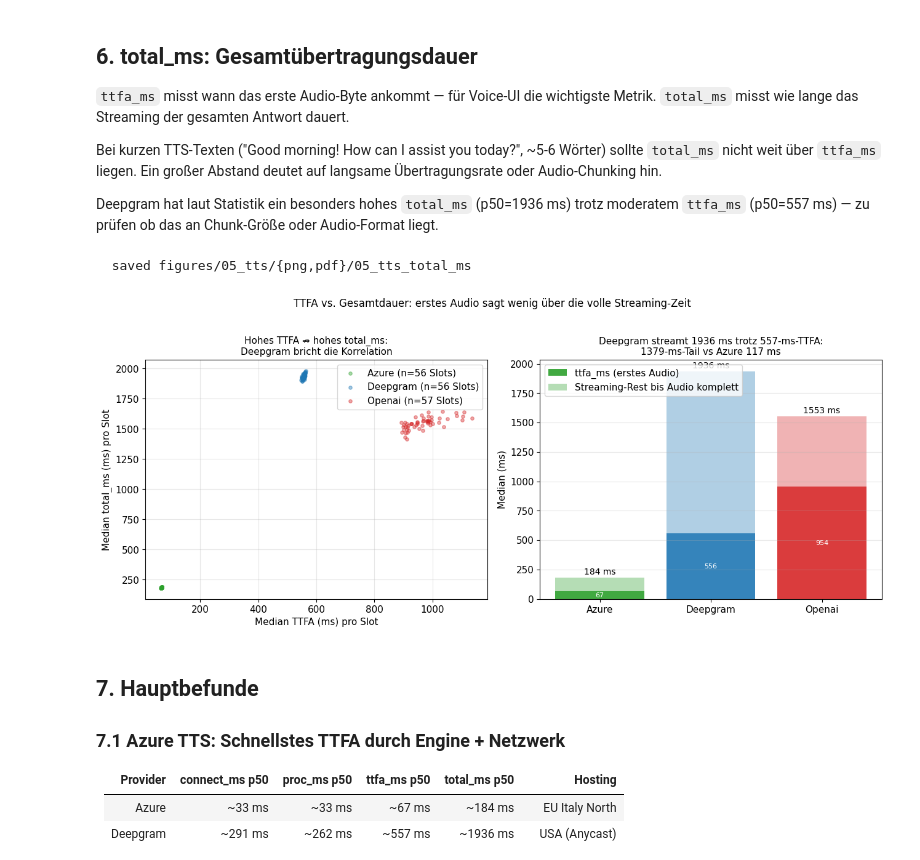
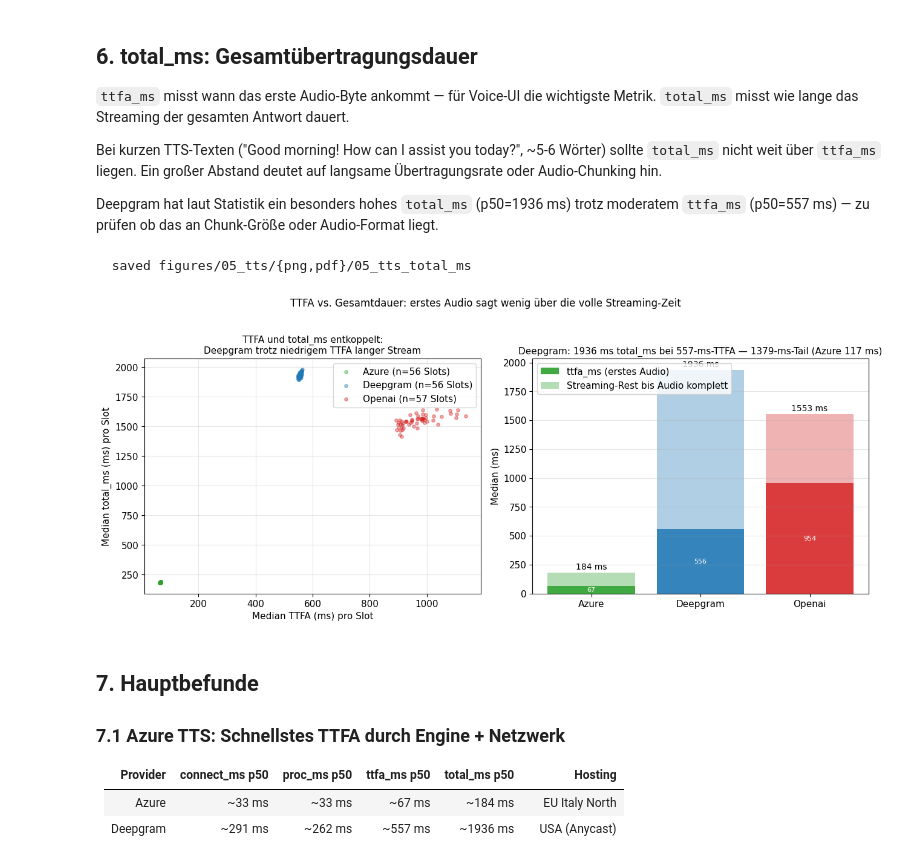
Before and after one commit to asphyxx24/bachelorThesis, a Jupyter notebook: analysis/05_layer3_tts.ipynb, the cells around one changed output. Drawn from its saved outputs; the diff is of its cells as text; code cells hidden in the pictures.

```diff
--- a/analysis/05_layer3_tts.ipynb
+++ b/analysis/05_layer3_tts.ipynb
@@ -206,36 +206,36 @@ for api in TTS_ORDER:
                alpha=0.4, s=15, label=f'{api.capitalize()} (n={len(sub)} Slots)')
 ax.set_xlabel('Median TTFA (ms) pro Slot')
 ax.set_ylabel('Median total_ms (ms) pro Slot')
-ax.set_title('Hohes TTFA ⇏ hohes total_ms:\nDeepgram bricht die Korrelation', fontsize=11)
+ax.set_title('TTFA und total_ms entkoppelt:\nDeepgram trotz niedrigem TTFA langer Stream', fontsize=11)
 ax.legend()
 ax.grid(True, alpha=0.3)
 
 # Balken: Median ttfa + Streaming-Overhead
 ax2 = axes[1]
 for i, api in enumerate(TTS_ORDER):
     sub = tts[tts['api'] == api]
     ttfa = sub['ttfa_ms'].median()
     stream = sub['total_ms'].median() - ttfa
     ax2.bar(api.capitalize(), ttfa, color=COLORS[api], alpha=0.9,
             label='ttfa_ms (erstes Audio)' if i == 0 else '')
     ax2.bar(api.capitalize(), stream, bottom=ttfa, color=COLORS[api], alpha=0.35,
             label='Streaming-Rest bis Audio komplett' if i == 0 else '')
     total = ttfa + stream
     ax2.text(i, total + 10, f'{total:.0f} ms', ha='center', va='bottom', fontsize=10)
     ax2.text(i, ttfa / 2, f'{ttfa:.0f}', ha='center', va='center', fontsize=8, color='white')
 
 ax2.set_ylabel('Median (ms)')
-ax2.set_title('Deepgram streamt 1936 ms trotz 557-ms-TTFA:\n1379-ms-Tail vs Azure 117 ms', fontsize=11)
+ax2.set_title('Deepgram: 1936 ms total_ms bei 557-ms-TTFA — 1379-ms-Tail (Azure 117 ms)', fontsize=11)
 ax2.legend(loc='upper left')
 ax2.grid(True, axis='y', alpha=0.3)
 
 fig.suptitle('TTFA vs. Gesamtdauer: erstes Audio sagt wenig über die volle Streaming-Zeit', fontsize=12, y=1.02)
 fig.tight_layout()
 save_figure(fig, '05_tts_total_ms')
 plt.show()
 # %% [output]
   saved figures/05_tts/{png,pdf}/05_tts_total_ms
-[figure, old version]
+[figure, new version]
 # %% [markdown]
 ## 7. Hauptbefunde
 
```
Also changed, not shown: parts of 1 cell of this notebook, 24 other files.
